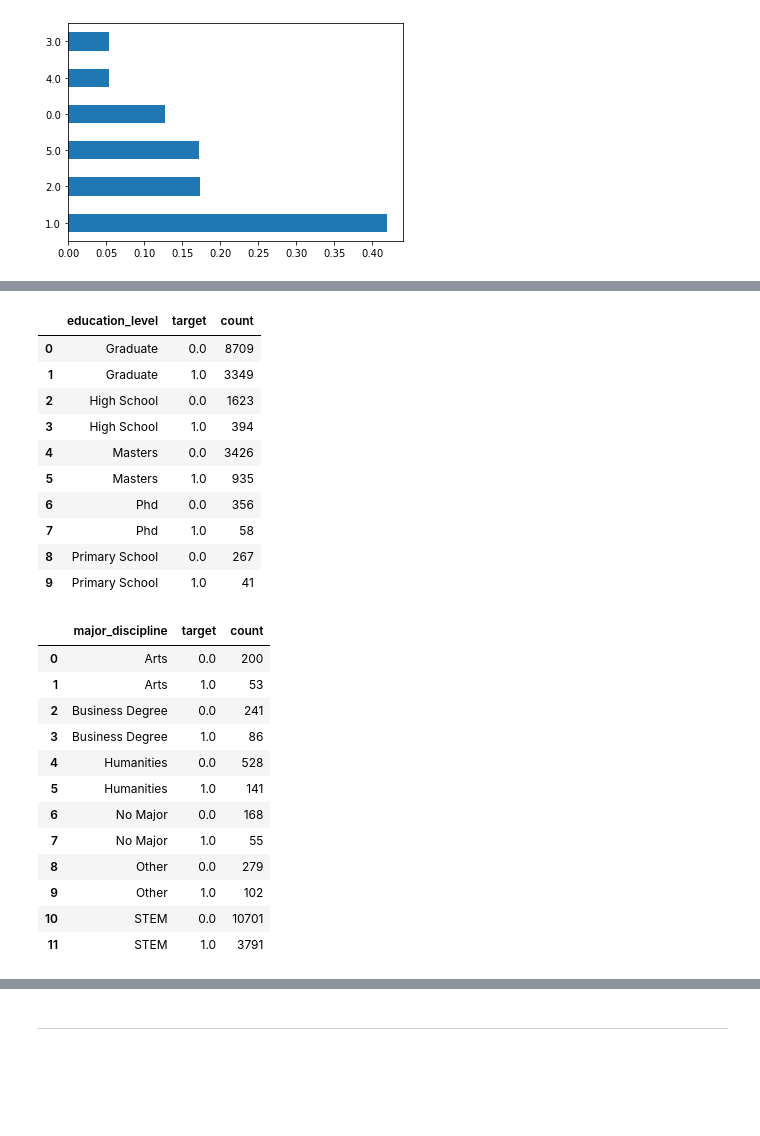
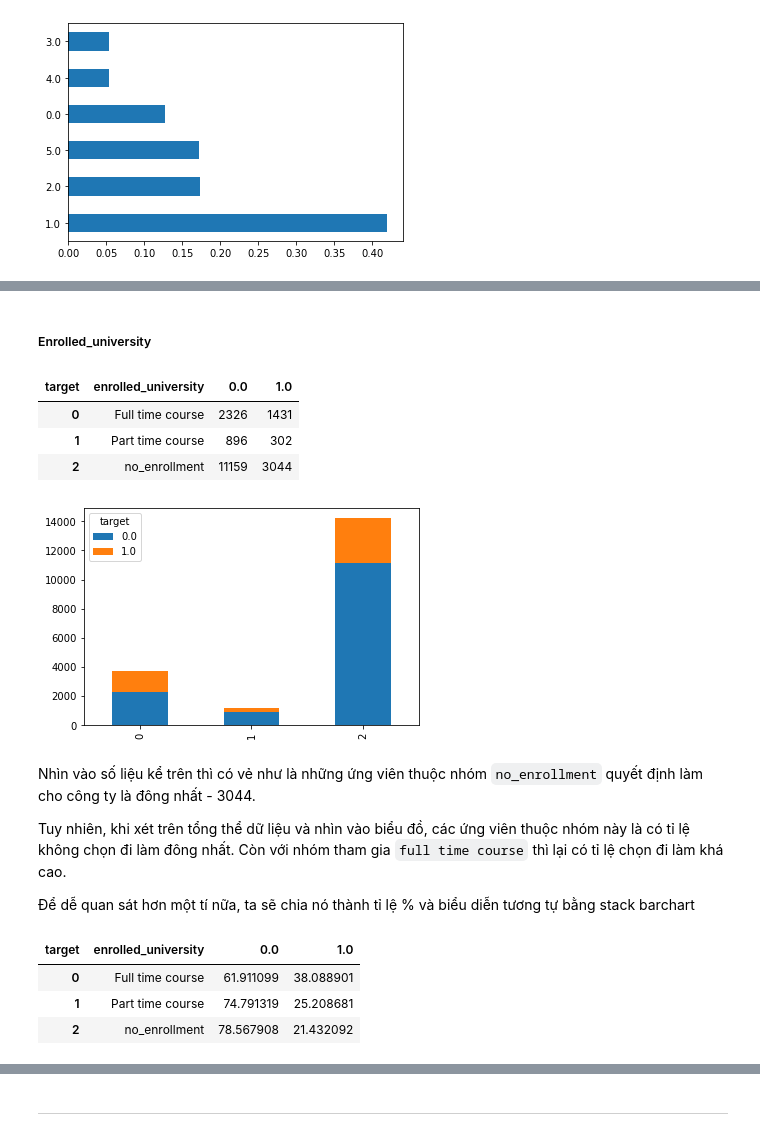
Before and after one commit to molr298/Project_IntroDS, a Jupyter notebook: Final-T.ipynb, the cells around one changed output, grey strips where cells are left out. Drawn from its saved outputs; the diff is of its cells as text; code cells hidden in the pictures; blank space fills up the shorter version.

Commit message:
answer and plot

```diff
--- a/Final-T.ipynb
+++ b/Final-T.ipynb
@@ -381,34 +369,33 @@ new_df
-# %%
-count_series = aug_df.groupby(['education_level', 'target']).size()
-new_df = count_series.to_frame(name = 'count').reset_index()
-new_df
-# %% [output]
-|  | education_level | target | count |
-| 0 | Graduate | 0.0 | 8709 |
-| 1 | Graduate | 1.0 | 3349 |
-| 2 | High School | 0.0 | 1623 |
-| 3 | High School | 1.0 | 394 |
-| 4 | Masters | 0.0 | 3426 |
-| 5 | Masters | 1.0 | 935 |
-| 6 | Phd | 0.0 | 356 |
-| 7 | Phd | 1.0 | 58 |
-| 8 | Primary School | 0.0 | 267 |
-| 9 | Primary School | 1.0 | 41 |
-# %%
-count_series = aug_df.groupby(['major_discipline', 'target']).size()
-new_df = count_series.to_frame(name = 'count').reset_index()
-new_df
-# %% [output]
-|  | major_discipline | target | count |
-| 0 | Arts | 0.0 | 200 |
-| 1 | Arts | 1.0 | 53 |
-| 2 | Business Degree | 0.0 | 241 |
-| 3 | Business Degree | 1.0 | 86 |
-| 4 | Humanities | 0.0 | 528 |
-| 5 | Humanities | 1.0 | 141 |
-| 6 | No Major | 0.0 | 168 |
-| 7 | No Major | 1.0 | 55 |
-| 8 | Other | 0.0 | 279 |
-| 9 | Other | 1.0 | 102 |
-| 10 | STEM | 0.0 | 10701 |
-| 11 | STEM | 1.0 | 3791 |
+# %% [markdown]
+##### Enrolled_university
+# %%
+plot_df = aug_df.pivot_table(index = ['enrolled_university'], columns = 'target',
+               aggfunc='size', fill_value=0).reset_index()
+plot_df
+# %% [output]
+| target | enrolled_university | 0.0 | 1.0 |
+| 0 | Full time course | 2326 | 1431 |
+| 1 | Part time course | 896 | 302 |
+| 2 | no_enrollment | 11159 | 3044 |
+# %%
+ax = plot_df.plot.bar(stacked=True)
+# %% [output]
+[figure, added]
+# %% [markdown]
+Nhìn vào số liệu kể trên thì có vẻ như là những ứng viên thuộc nhóm `no_enrollment` quyết định làm cho công ty là đông nhất - 3044.
+
+Tuy nhiên, khi xét trên tổng thể dữ liệu và nhìn vào biểu đồ, các ứng viên thuộc nhóm này là có tỉ lệ không chọn đi làm đông nhất. Còn với nhóm tham gia `full time course` thì lại có tỉ lệ chọn đi làm khá cao.
+
+Để dễ quan sát hơn một tí nữa, ta sẽ chia nó thành tỉ lệ % và biểu diễn tương tự bằng stack barchart
+# %%
+def percentage_change(col1,col2):
+    return (col1 / (col1+col2)) * 100
+plot_pctg = plot_df.copy()
+plot_pctg[1.0] = percentage_change(plot_df[1.0], plot_df[0.0])
+plot_pctg[0.0] = percentage_change(plot_df[0.0], plot_df[1.0])
+plot_pctg
+# %% [output]
+| target | enrolled_university | 0.0 | 1.0 |
+| 0 | Full time course | 61.911099 | 38.088901 |
+| 1 | Part time course | 74.791319 | 25.208681 |
+| 2 | no_enrollment | 78.567908 | 21.432092 |
```
Also changed, not shown: parts of 23 cells of this notebook.
